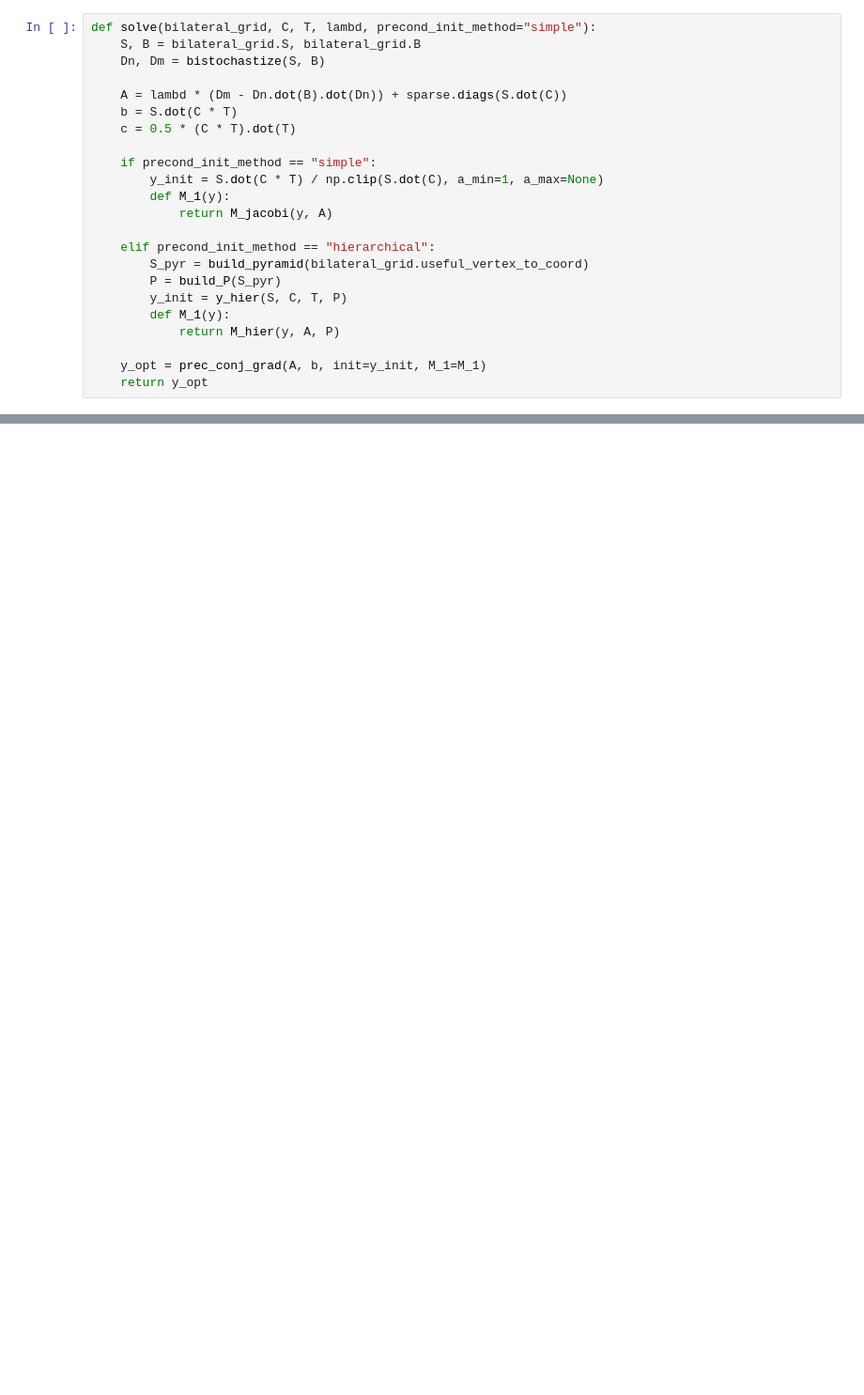
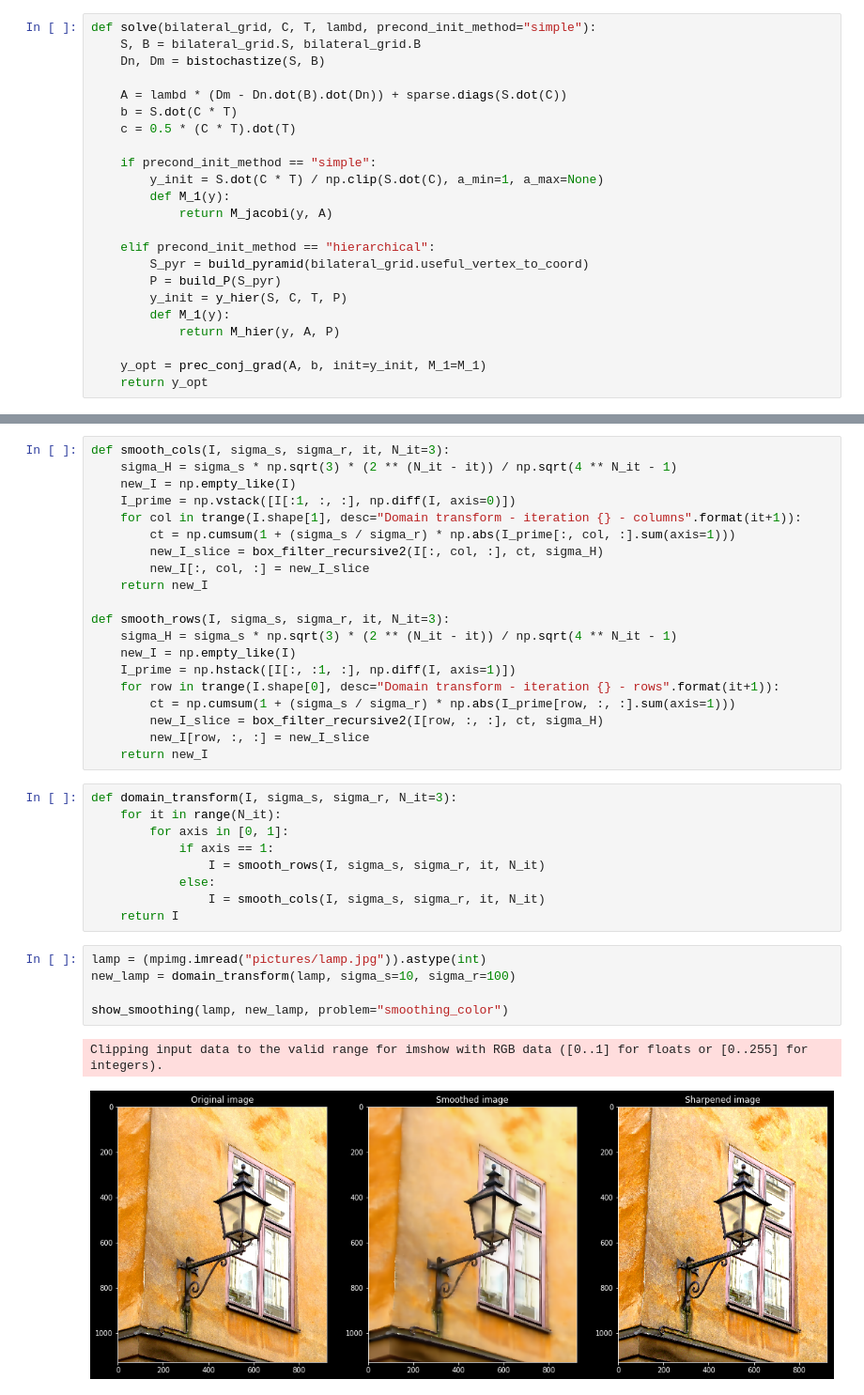
Before and after one commit to gdalle/TheFastBilateralSolver, a Jupyter notebook: FastBilateralSolver.ipynb, the cells around one changed output, grey strips where cells are left out. Shown at 94% size. Saved outputs shown, nothing was run; the diff lists cells and outputs as text; blank space fills up the shorter version.

```diff
--- a/FastBilateralSolver.ipynb
+++ b/FastBilateralSolver.ipynb
@@ -349,0 +403,37 @@ elif problem == "colorization":
+# %%
+def smooth_cols(I, sigma_s, sigma_r, it, N_it=3):
+    sigma_H = sigma_s * np.sqrt(3) * (2 ** (N_it - it)) / np.sqrt(4 ** N_it - 1)
+    new_I = np.empty_like(I)
+    I_prime = np.vstack([I[:1, :, :], np.diff(I, axis=0)])
+    for col in trange(I.shape[1], desc="Domain transform - iteration {} - columns".format(it+1)):
+        ct = np.cumsum(1 + (sigma_s / sigma_r) * np.abs(I_prime[:, col, :].sum(axis=1)))
+        new_I_slice = box_filter_recursive2(I[:, col, :], ct, sigma_H)
+        new_I[:, col, :] = new_I_slice
+    return new_I
+
+def smooth_rows(I, sigma_s, sigma_r, it, N_it=3):
+    sigma_H = sigma_s * np.sqrt(3) * (2 ** (N_it - it)) / np.sqrt(4 ** N_it - 1)
+    new_I = np.empty_like(I)
+    I_prime = np.hstack([I[:, :1, :], np.diff(I, axis=1)])
+    for row in trange(I.shape[0], desc="Domain transform - iteration {} - rows".format(it+1)):
+        ct = np.cumsum(1 + (sigma_s / sigma_r) * np.abs(I_prime[row, :, :].sum(axis=1)))
+        new_I_slice = box_filter_recursive2(I[row, :, :], ct, sigma_H)
+        new_I[row, :, :] = new_I_slice
+    return new_I
+# %%
+def domain_transform(I, sigma_s, sigma_r, N_it=3):
+    for it in range(N_it):
+        for axis in [0, 1]:
+            if axis == 1:
+                I = smooth_rows(I, sigma_s, sigma_r, it, N_it)
+            else:
+                I = smooth_cols(I, sigma_s, sigma_r, it, N_it)
+    return I
+# %%
+lamp = (mpimg.imread("pictures/lamp.jpg")).astype(int)
+new_lamp = domain_transform(lamp, sigma_s=10, sigma_r=100)
+
+show_smoothing(lamp, new_lamp, problem="smoothing_color")
+# %% [output]
+Clipping input data to the valid range for imshow with RGB data ([0..1] for floats or [0..255] for integers).
+[figure, added]
```
Also changed, not shown: parts of 11 cells of this notebook, 5 other files.
